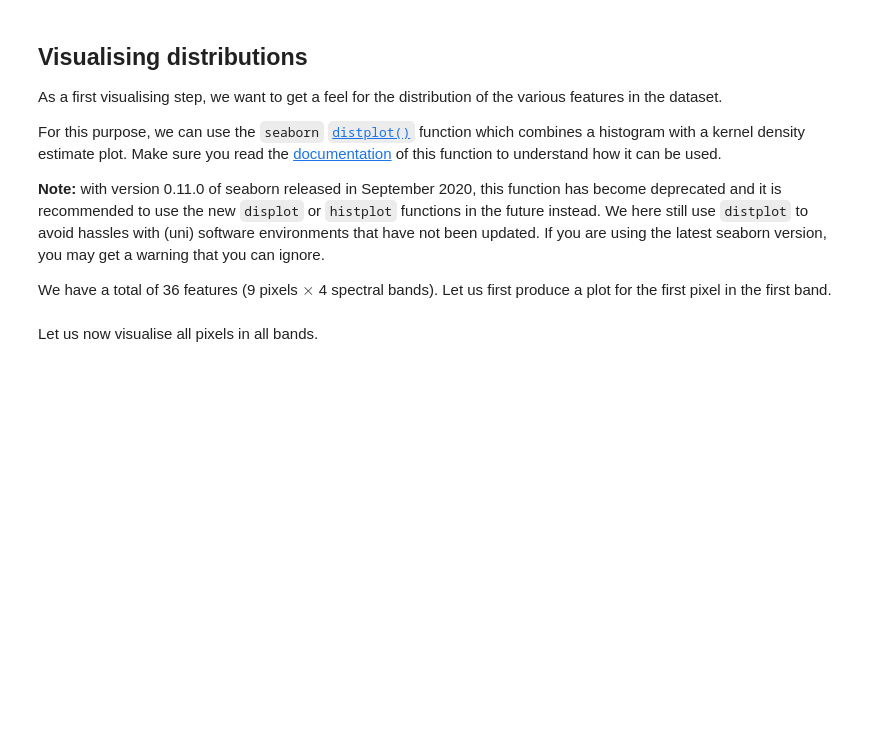
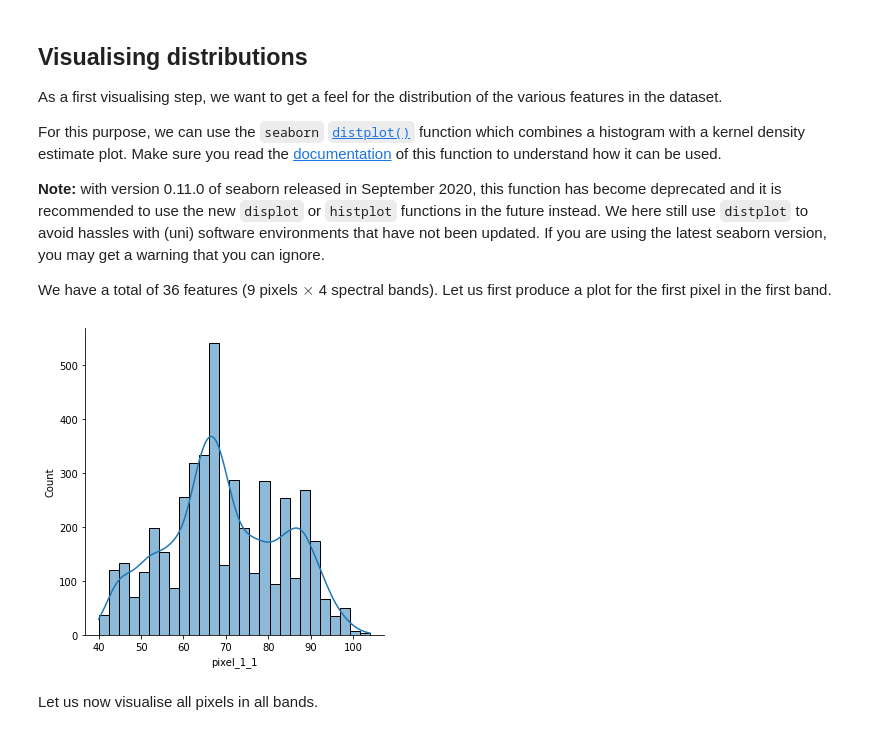
Before and after one commit to c-abbott/dme-2021, a Jupyter notebook: 01_Lab_1_Visualisation.ipynb, the cells around one changed output. Saved outputs shown, nothing was run; the diff lists cells and outputs as text; code cells hidden in the pictures; blank space fills up the shorter version.

```diff
--- a/01_Lab_1_Visualisation.ipynb
+++ b/01_Lab_1_Visualisation.ipynb
@@ -207,3 +343,7 @@ sns.distplot(landsat_train['pixel_1_1'], ax=ax);
+# %%
+sns.displot(landsat_train['pixel_1_1'], kde=True)
+# %% [output]
+[figure, added]
 # %% [markdown]
 Let us now visualise all pixels in all bands.
 # %%
```
Also changed, not shown: parts of 40 cells of this notebook.
